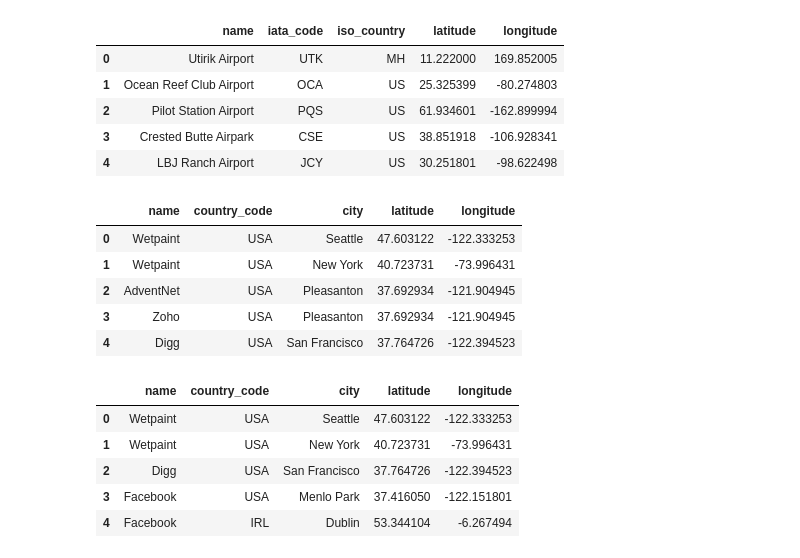
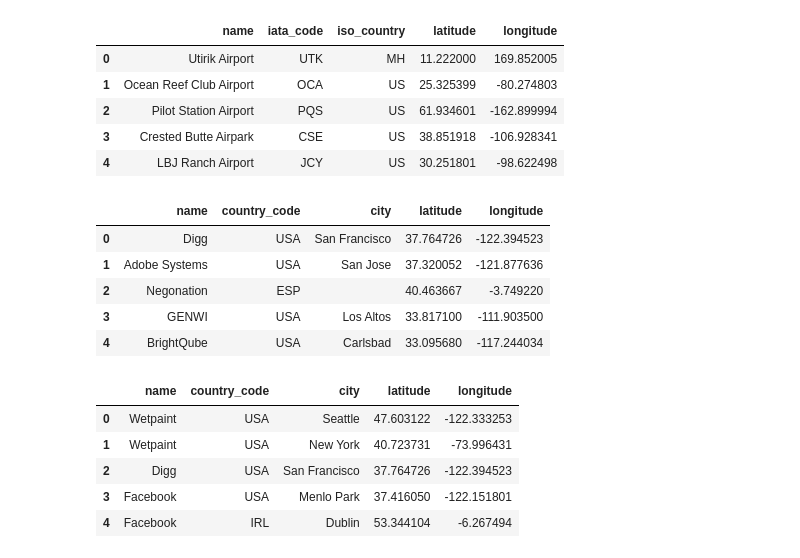
Before and after one commit to sborto86/project-III-geospatial-data, a Jupyter notebook: data.ipynb, the cells around one changed output. Drawn from its saved outputs; the diff is of its cells as text; code cells hidden in the pictures.

```diff
--- a/data.ipynb
+++ b/data.ipynb
@@ -54,14 +95,14 @@ airports.head()
 | 3 | Crested Butte Airpark | CSE | US | 38.851918 | -106.928341 |
 | 4 | LBJ Ranch Airport | JCY | US | 30.251801 | -98.622498 |
 # %%
-offices.head()
+companies_design.head()
 # %% [output]
 |  | name | country_code | city | latitude | longitude |
-| 0 | Wetpaint | USA | Seattle | 47.603122 | -122.333253 |
-| 1 | Wetpaint | USA | New York | 40.723731 | -73.996431 |
-| 2 | AdventNet | USA | Pleasanton | 37.692934 | -121.904945 |
-| 3 | Zoho | USA | Pleasanton | 37.692934 | -121.904945 |
-| 4 | Digg | USA | San Francisco | 37.764726 | -122.394523 |
+| 0 | Digg | USA | San Francisco | 37.764726 | -122.394523 |
+| 1 | Adobe Systems | USA | San Jose | 37.320052 | -121.877636 |
+| 2 | Negonation | ESP |  | 40.463667 | -3.749220 |
+| 3 | GENWI | USA | Los Altos | 33.817100 | -111.903500 |
+| 4 | BrightQube | USA | Carlsbad | 33.095680 | -117.244034 |
 # %%
 companies_1m.head()
 # %% [output]
```
Also changed, not shown: parts of 50 cells of this notebook, 16 other files.
